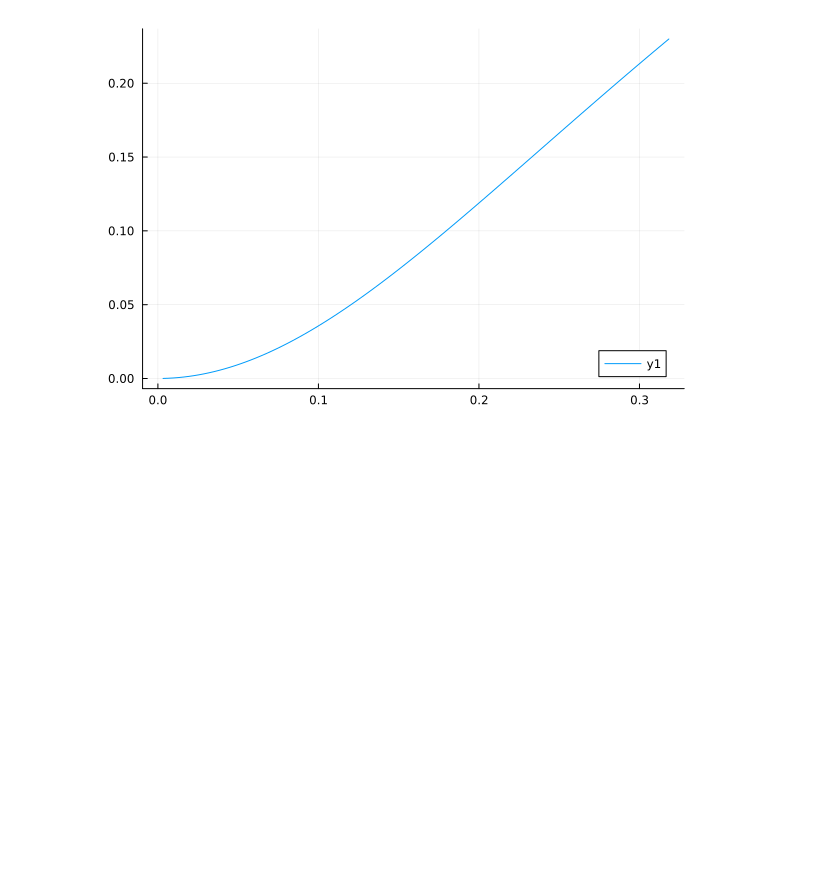
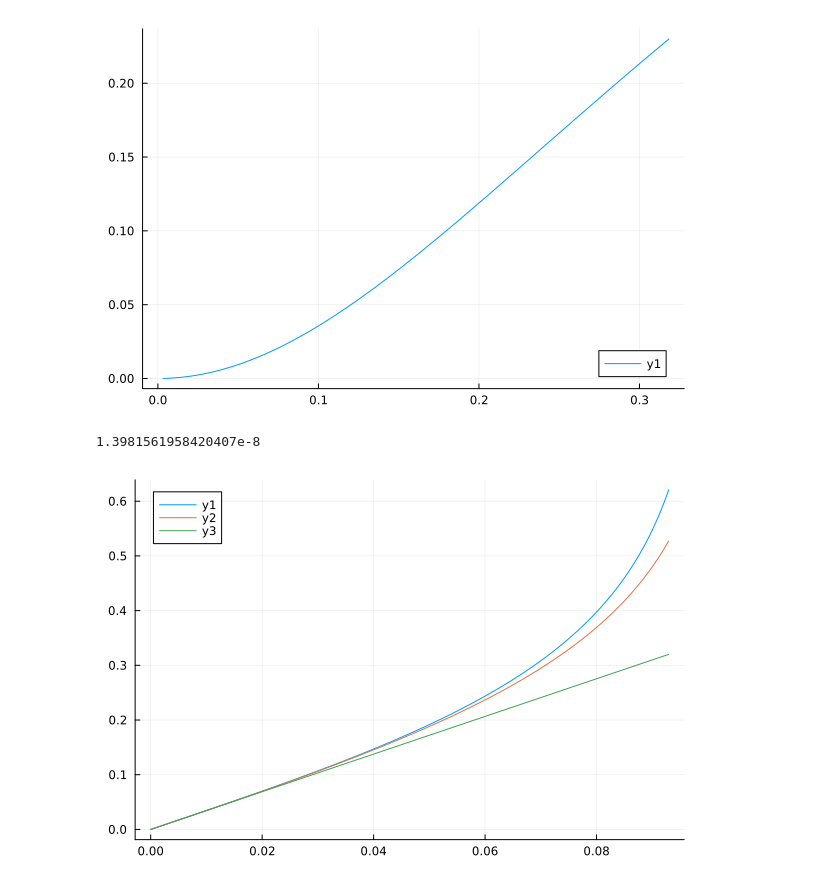
Before and after one commit to perebalazs/LowLevelFEM.jl, a Jupyter notebook: examples/wavePropagationInRectangle.ipynb, the cells around one changed output. Saved outputs shown, nothing was run; the diff lists cells and outputs as text; code cells hidden in the pictures; blank space fills up the shorter version.

Commit message:
Accuracy analysis

```diff
--- a/examples/wavePropagationInRectangle.ipynb
+++ b/examples/wavePropagationInRectangle.ipynb
@@ -347,3 +347,10 @@ plt = FEM.HHTaccuracyAnalysis(Tₘᵢₙ, Tₘᵢₙ / π, "periodError", α=-0.
 plot(plt)
 # %% [output]
 [figure]
+# %%
+Tₘᵢₙ /= 2
+ξₘₐₓ = 0.32
+dt = Tₘᵢₙ / π * (√(1 + ξₘₐₓ^2) - ξₘₐₓ) * 0.4
+b = ξₘₐₓ * Tₘᵢₙ / π
+# %% [output]
+1.3981561958420407e-8
@@ -349,0 +361,11 @@ plot(plt)
+# %%
+x1, y1 = FEM.RayleighDampingAccuracyAnalysis(Tₘᵢₙ, dt, "dampingCharacter", n=1000, α=0.0, β=b)
+x2, y2 = FEM.RayleighDampingAccuracyAnalysis(Tₘᵢₙ, dt, "dampingCharacter2", n=1000, α=0.0, β=b)
+
+plot([x1, x2], [y1, y2])
+xx = range(0, dt / Tₘᵢₙ, 1000)
+plot!(xx, ξₘₐₓ / (dt / Tₘᵢₙ) * xx)
+#xlims!(0,0.01)
+#ylims!(0,0.001)
+# %% [output]
+[figure, added]
```
Also changed, not shown: parts of 3 cells of this notebook, 1 other file.
